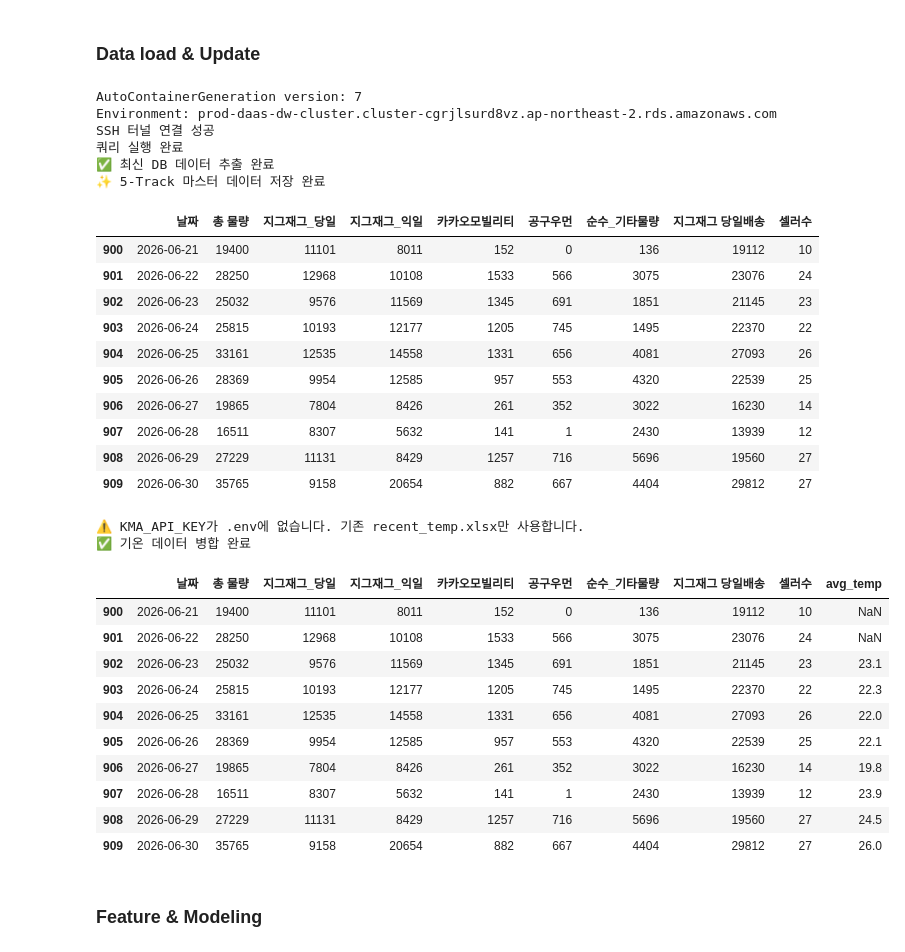
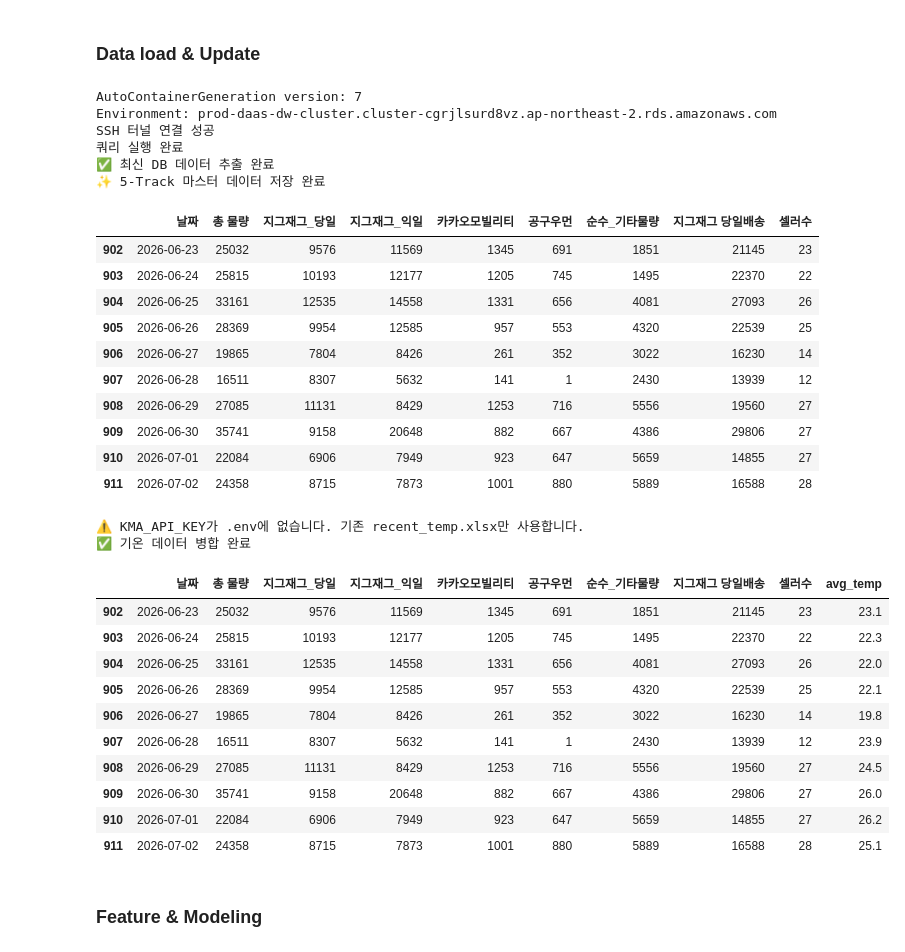
Before and after one commit to ds-sujin/forecasting_new, a Jupyter notebook: forecasting_demo_v6.3.ipynb, the cells around one changed output. Saved outputs shown, nothing was run; the diff lists cells and outputs as text; code cells hidden in the pictures.

Commit message:
query update hub_cluster_plan

```diff
--- a/forecasting_demo_v6.3.ipynb
+++ b/forecasting_demo_v6.3.ipynb
@@ -277,6 +277,8 @@ class AutoContainerGeneration:
             WHERE hub_cluster_plan.plan_date <= CURRENT_DATE()
               AND ls.allowed = 1
               AND shop_shop.name != '부스터스'
+              AND hub_cluster_plan.service_window = 'B'
+              AND hub_cluster_plan.plan_no IN (1, 90)
             GROUP BY hub_cluster_plan.plan_date
             ORDER BY hub_cluster_plan.plan_date;
         """
@@ -540,47 +542,47 @@ except FileNotFoundError:
 temp_data = pd.concat([base_temp, final_df], axis=0).reset_index(drop=True)
 temp_data["날짜"] = pd.to_datetime(temp_data["날짜"], errors="coerce")
 temp_data = temp_data.drop_duplicates(subset=["날짜", "지역"], keep="last").reset_index(drop=True)
 temp_data = temp_data.sort_values(["지역", "날짜"]).reset_index(drop=True)
 temp_data.to_excel("./test_data/recent_temp.xlsx", index=False)
 
 temp_merge_data = temp_data.groupby("날짜", as_index=False)["avg_temp"].mean()
 temp_merge_data["avg_temp"] = np.round(temp_merge_data["avg_temp"], 1)
 temp_merge_data["날짜"] = pd.to_datetime(temp_merge_data["날짜"], errors="coerce").dt.normalize()
 
 data = pd.merge(data, temp_merge_data, how="left", on="날짜")
 print("✅ 기온 데이터 병합 완료")
 display(data.tail(10))
 # %% [output]
 AutoContainerGeneration version: 7
 Environment: prod-daas-dw-cluster.cluster-cgrjlsurd8vz.ap-northeast-2.rds.amazonaws.com
 SSH 터널 연결 성공
 쿼리 실행 완료
 ✅ 최신 DB 데이터 추출 완료
 ✨ 5-Track 마스터 데이터 저장 완료
 |  | 날짜 | 총 물량 | 지그재그_당일 | 지그재그_익일 | 카카오모빌리티 | 공구우먼 | 순수_기타물량 | 지그재그 당일배송 | 셀러수 |
-| 900 | 2026-06-21 | 19400 | 11101 | 8011 | 152 | 0 | 136 | 19112 | 10 |
-| 901 | 2026-06-22 | 28250 | 12968 | 10108 | 1533 | 566 | 3075 | 23076 | 24 |
 | 902 | 2026-06-23 | 25032 | 9576 | 11569 | 1345 | 691 | 1851 | 21145 | 23 |
 | 903 | 2026-06-24 | 25815 | 10193 | 12177 | 1205 | 745 | 1495 | 22370 | 22 |
 | 904 | 2026-06-25 | 33161 | 12535 | 14558 | 1331 | 656 | 4081 | 27093 | 26 |
 | 905 | 2026-06-26 | 28369 | 9954 | 12585 | 957 | 553 | 4320 | 22539 | 25 |
 | 906 | 2026-06-27 | 19865 | 7804 | 8426 | 261 | 352 | 3022 | 16230 | 14 |
 | 907 | 2026-06-28 | 16511 | 8307 | 5632 | 141 | 1 | 2430 | 13939 | 12 |
-| 908 | 2026-06-29 | 27229 | 11131 | 8429 | 1257 | 716 | 5696 | 19560 | 27 |
-| 909 | 2026-06-30 | 35765 | 9158 | 20654 | 882 | 667 | 4404 | 29812 | 27 |
+| 908 | 2026-06-29 | 27085 | 11131 | 8429 | 1253 | 716 | 5556 | 19560 | 27 |
+| 909 | 2026-06-30 | 35741 | 9158 | 20648 | 882 | 667 | 4386 | 29806 | 27 |
+| 910 | 2026-07-01 | 22084 | 6906 | 7949 | 923 | 647 | 5659 | 14855 | 27 |
+| 911 | 2026-07-02 | 24358 | 8715 | 7873 | 1001 | 880 | 5889 | 16588 | 28 |
 ⚠️ KMA_API_KEY가 .env에 없습니다. 기존 recent_temp.xlsx만 사용합니다.
 ✅ 기온 데이터 병합 완료
 |  | 날짜 | 총 물량 | 지그재그_당일 | 지그재그_익일 | 카카오모빌리티 | 공구우먼 | 순수_기타물량 | 지그재그 당일배송 | 셀러수 | avg_temp |
-| 900 | 2026-06-21 | 19400 | 11101 | 8011 | 152 | 0 | 136 | 19112 | 10 | NaN |
-| 901 | 2026-06-22 | 28250 | 12968 | 10108 | 1533 | 566 | 3075 | 23076 | 24 | NaN |
 | 902 | 2026-06-23 | 25032 | 9576 | 11569 | 1345 | 691 | 1851 | 21145 | 23 | 23.1 |
 | 903 | 2026-06-24 | 25815 | 10193 | 12177 | 1205 | 745 | 1495 | 22370 | 22 | 22.3 |
 | 904 | 2026-06-25 | 33161 | 12535 | 14558 | 1331 | 656 | 4081 | 27093 | 26 | 22.0 |
 | 905 | 2026-06-26 | 28369 | 9954 | 12585 | 957 | 553 | 4320 | 22539 | 25 | 22.1 |
 | 906 | 2026-06-27 | 19865 | 7804 | 8426 | 261 | 352 | 3022 | 16230 | 14 | 19.8 |
 | 907 | 2026-06-28 | 16511 | 8307 | 5632 | 141 | 1 | 2430 | 13939 | 12 | 23.9 |
-| 908 | 2026-06-29 | 27229 | 11131 | 8429 | 1257 | 716 | 5696 | 19560 | 27 | 24.5 |
-| 909 | 2026-06-30 | 35765 | 9158 | 20654 | 882 | 667 | 4404 | 29812 | 27 | 26.0 |
+| 908 | 2026-06-29 | 27085 | 11131 | 8429 | 1253 | 716 | 5556 | 19560 | 27 | 24.5 |
+| 909 | 2026-06-30 | 35741 | 9158 | 20648 | 882 | 667 | 4386 | 29806 | 27 | 26.0 |
+| 910 | 2026-07-01 | 22084 | 6906 | 7949 | 923 | 647 | 5659 | 14855 | 27 | 26.2 |
+| 911 | 2026-07-02 | 24358 | 8715 | 7873 | 1001 | 880 | 5889 | 16588 | 28 | 25.1 |
 # %% [markdown]
 ### Feature & Modeling
 # %%
```
Also changed, not shown: 3 other files.
